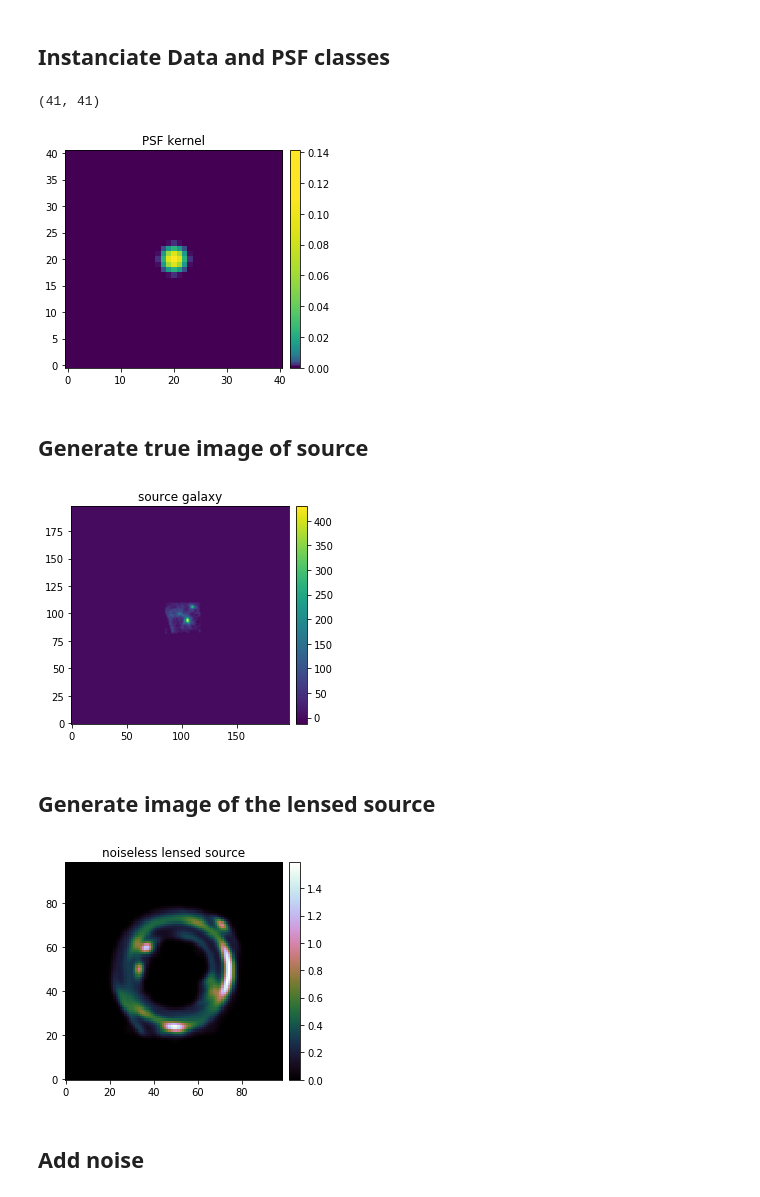
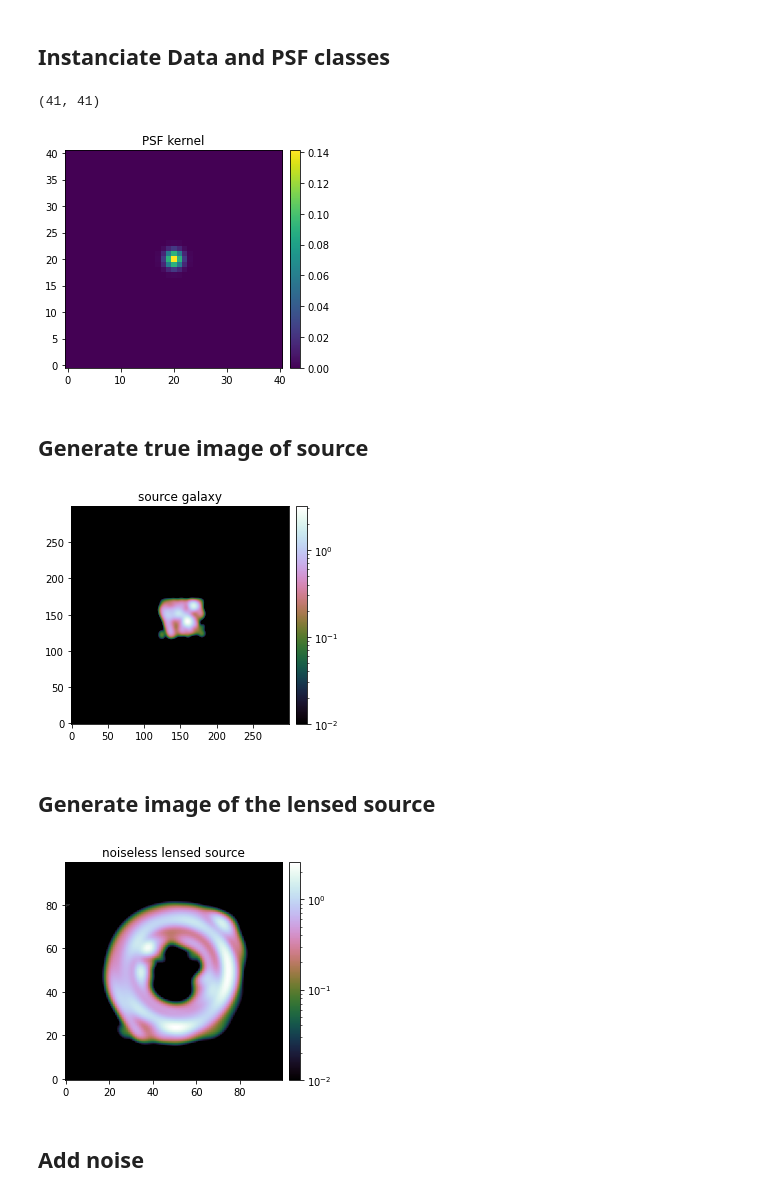
Before and after one commit to aymgal/SLITronomy, a Jupyter notebook: thirdparty/notebooks/03_complex_source_reconstruction.ipynb, the cells around one changed output. Cells and saved outputs as stored; diff of their text form; code cells hidden in the pictures.

```diff
--- a/thirdparty/notebooks/03_complex_source_reconstruction.ipynb
+++ b/thirdparty/notebooks/03_complex_source_reconstruction.ipynb
@@ -50,11 +52,18 @@ parametric_ray_tracing = False
 complex_source_type = 'galsim_single'
+# %%
+cmap_default = plt.get_cmap('viridis')
+cmap_residuals = plt.get_cmap('RdBu_r')
+cmap_flux = copy.copy(plt.get_cmap('cubehelix'))
+cmap_flux.set_bad(color='black', alpha=1)
+cmap_flux_with_neg = copy.copy(plt.get_cmap('cubehelix'))
+cmap_flux_with_neg.set_bad(color='#222222', alpha=1)  # emphasize -negative pixels when in log scale
 # %% [markdown]
 ## Define image size, resolution, and noise-related properties
 # %%
 # data specifics
-num_pix = 99  # cutout pixel size
+num_pix = 100  # cutout pixel size
 delta_pix = 0.08  # pixel size in arcsec (area per pixel = deltaPix**2)
-num_pix_source = int(num_pix*subgrid_res_source)
+num_pix_source = int(num_pix*supersampling_factor_source)
 
 background_rms = 0.05  # background noise per pixel
 exp_time = 100  # exposure time in seconds, effectively for adding Poisson noise
@@ -70,7 +79,7 @@ _, _, ra_at_xy_0, dec_at_xy_0, _, _, Mpix2coord, _ \
 
 image_grid  = RegularGrid(num_pix, num_pix, Mpix2coord, ra_at_xy_0, dec_at_xy_0)
 source_grid = RegularGrid(num_pix, num_pix, Mpix2coord, ra_at_xy_0, dec_at_xy_0,
-                          supersampling_factor=subgrid_res_source)
+                          supersampling_factor=supersampling_factor_source)
 
 ra_grid, dec_grid = image_grid.coordinates_evaluate
 ra_grid_hd, dec_grid_hd = source_grid.coordinates_evaluate
@@ -97,14 +106,14 @@ else:
 psf_class = PSF(**kwargs_psf)
 
 plt.title("PSF kernel")
-im = plt.imshow(psf_class.kernel_point_source, origin='lower', cmap=log_cmap('viridis', 0.01, 0.8))
+im = plt.imshow(psf_class.kernel_point_source, origin='lower', cmap=cmap_default)
 nice_colorbar(im)
 plt.show()
 # %% [output]
 (41, 41)
-[figure, old version]
+[figure, new version]
 # %%
-lens_model_list = ['SPEMD']
+lens_model_list = ['PEMD']
 kwargs_spemd = {'theta_E': 1.8, 'gamma': 2, 'center_x': 0.05, 'center_y': 0.05, 'e1': 0.1, 'e2': -0.2}
 kwargs_lens = [kwargs_spemd]#, kwargs_shear]
 lens_model_class = LensModel(lens_model_list=lens_model_list)
@@ -114,13 +123,13 @@ if complex_source_type in ['galsim_single', 'galsim_satellite']:
     source_dir = os.path.join('data', 'sources')
     galsim_index = 31
     delta_pix_mas = int(1000 * delta_pix)
-    source_filename = 'source_galsim{}_pixsize{}mas_ssres{}.fits'.format(galsim_index, delta_pix_mas, subgrid_res_source)
+    source_filename = 'source_galsim{}_pixsize{}mas_ssres{}.fits'.format(galsim_index, delta_pix_mas, supersampling_factor_source)
     # load a source galaxy pre-generated with galsim
     with pf.open(os.path.join(source_dir, source_filename)) as f:
         galsim_source_subgrid = f[0].data
     # normalize so max is 1
     galsim_source_subgrid /= galsim_source_subgrid.max()
-    galsim_delta_pix = image_grid.pixel_width / subgrid_res_source
+    galsim_delta_pix = image_grid.pixel_width / supersampling_factor_source
     # light profile in lenstronomy conventions
     source_model_list = ['INTERPOL']
     # specify scale, centering and rotation angle for interpolation on source grid
@@ -131,7 +140,7 @@ if complex_source_type in ['galsim_single', 'galsim_satellite']:
     if complex_source_type == 'galsim_satellite':
         # get another pre-processed source galaxy from galsim
         galsim_index = 1
-        source_filename = 'source_galsim{}_pixsize{}mas_ssres{}.fits'.format(galsim_index, delta_pix_mas, subgrid_res_source)
+        source_filename = 'source_galsim{}_pixsize{}mas_ssres{}.fits'.format(galsim_index, delta_pix_mas, supersampling_factor_source)
         # load a source galaxy pre-generated with galsim
         with pf.open(os.path.join(source_dir, source_filename)) as f:
             galsim_source_subgrid = f[0].data
@@ -160,29 +169,30 @@ lens_light_model_class = LightModel(light_model_list=lens_light_model_list)
 # %%
 source_sim = source_model_class.surface_brightness(ra_grid_hd, dec_grid_hd, kwargs_source)
 source_sim = lenstro_util.array2image(source_sim)
+source_sim = source_sim * delta_pix**2  # for flux units
 
 plt.title("source galaxy")
-im = plt.imshow(source_sim, origin='lower') #, cmap=log_cmap('cubehelix', 0.03, 1))
+im = plt.imshow(source_sim, origin='lower', cmap=cmap_flux, norm=LogNorm(1e-2))
 nice_colorbar(im)
 plt.show()
 # %% [output]
-[figure, old version]
+[figure, new version]
 # %% [markdown]
 ## Generate image of the lensed source
 # %%
-if parametric_ray_tracing:
+if analytical_ray_tracing:
     # specify supersampling when doing parametric ray-tracing
-    kwargs_numerics = {'supersampling_factor': 3}
+    kwargs_numerics_sim = {'supersampling_factor': 3}
     imageModel = ImageModel(data_class, psf_class, lens_model_class, source_model_class,
                             lens_light_model_class, point_source_class=None,
-                            kwargs_numerics=kwargs_numerics)
+                            kwargs_numerics=kwargs_numerics_sim)
     # generate the image
     image_sim_no_noise = imageModel.image(kwargs_lens, kwargs_source, kwargs_lens_light, kwargs_ps=None)
 else:
     imageModel = ImageModel(data_class, psf_class, lens_model_class, source_model_class,
                             lens_light_model_class, point_source_class=None)
     # build the pixelated lensing operator
-    lensing_op_sim = LensingOperator(lens_model_class, image_grid, source_grid, num_pix, subgrid_res_source,
+    lensing_op_sim = LensingOperator(lens_model_class, image_grid, source_grid, num_pix,
                                      source_interpolation='bilinear')
     # ray tracing to generate the lensed source
     source_sim_1d = lenstro_util.image2array(source_sim)
@@ -191,11 +201,11 @@ else:
     image_sim_no_noise = imageModel.ImageNumerics.re_size_convolve(image_sim_no_noise_1d)
 
 plt.title("noiseless lensed source")
-im = plt.imshow(image_sim_no_noise, origin='lower', cmap='cubehelix')
+im = plt.imshow(image_sim_no_noise, origin='lower', cmap=cmap_flux_with_neg, norm=LogNorm(1e-2))
 nice_colorbar(im)
 plt.show()
 # %% [output]
-[figure, old version]
+[figure, new version]
 # %% [markdown]
 ## Add noise
 # %%
```
Also changed, not shown: parts of 15 cells of this notebook, 1 other file.
